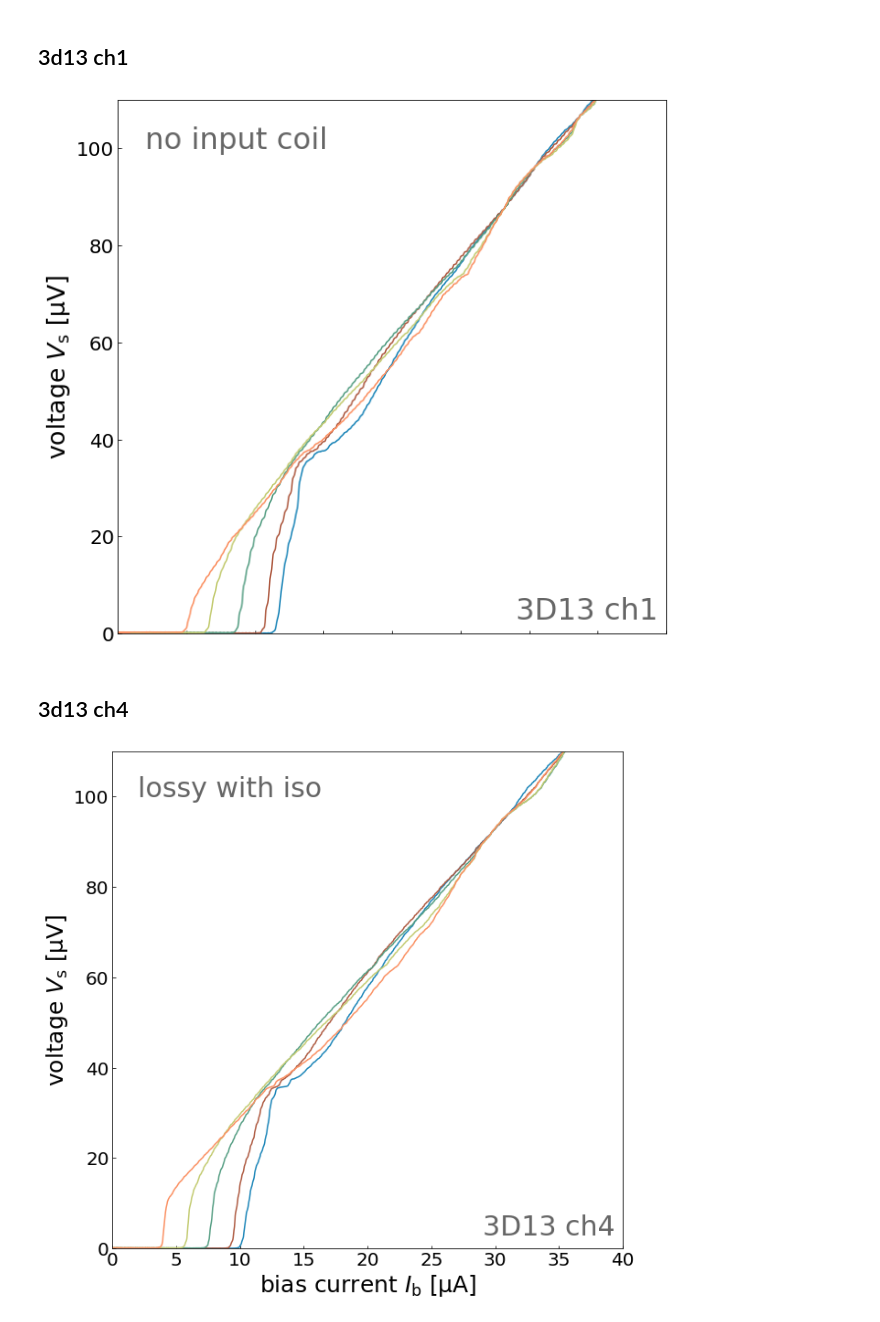
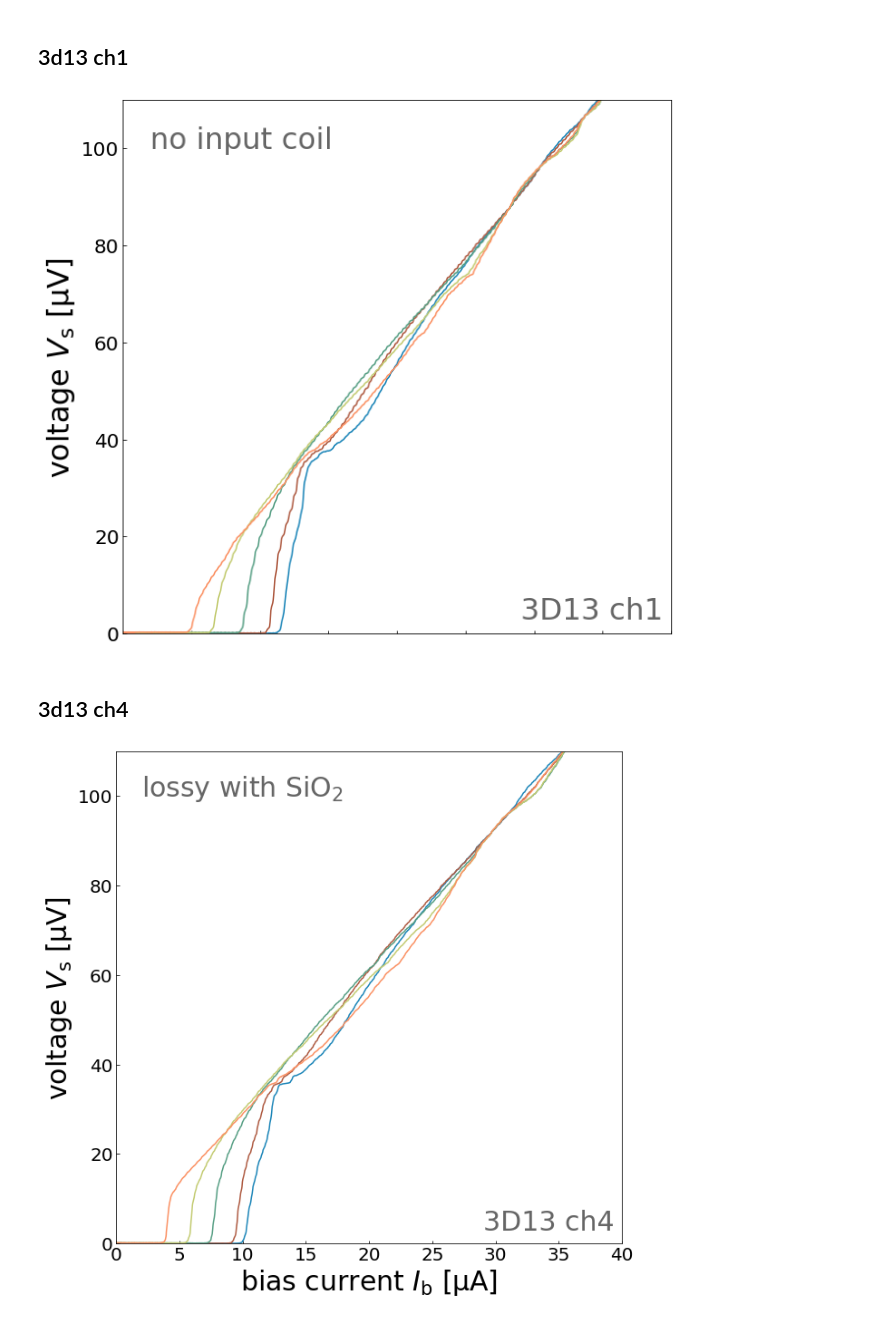
Before and after one commit to nkahne/Master-Thesis, a Jupyter notebook: Figures/all_IV/all_IV_thesis.ipynb, the cells around one changed output. Drawn from its saved outputs; the diff is of its cells as text; code cells hidden in the pictures.

```diff
--- a/Figures/all_IV/all_IV_thesis.ipynb
+++ b/Figures/all_IV/all_IV_thesis.ipynb
@@ -3,8 +3,8 @@ import numpy as np
 import matplotlib.pyplot as plt
 
 plt.rcParams['figure.figsize'] = [10, 10]
-plt.rcParams['legend.fontsize'] = 15
-plt.rcParams['axes.labelsize'] = 25
+plt.rcParams['legend.fontsize'] = 25
+plt.rcParams['axes.labelsize'] = 30
 plt.rcParams['font.size'] = 30
 plt.rcParams['xtick.labelsize'] = 20
 plt.rcParams['ytick.labelsize'] = 20
@@ -349,38 +349,38 @@ plt.text(29,3,'3D13 ch1')
 #plt.legend(frameon=False)
 plt.savefig('IV_' + f'{chip}' + '_ch1.pdf')
 # %% [output]
-[figure, old version]
+[figure, new version]
 # %% [markdown]
 ## 3d13 ch4
 # %%
 ibmax=10.309
 dvmax=29.7
 Mf=40.07
 typ='Liso'
 phi=np.array([8.14, 15.26, 22.39, 28.49, 34.6])
 
 #IV
 
 t, gen, V = np.loadtxt(open('IV_1_' + f'{chip}' + '_ch4.csv').readlines()[:-2], skiprows=4, usecols=(0,1,2), delimiter = ',', unpack=True)
 t2, gen2, V2 = np.loadtxt(open('IV_2_' + f'{chip}' + '_ch4.csv').readlines()[:-2], skiprows=4, usecols=(0,1,2), delimiter = ',', unpack=True)
 t3, gen3, V3 = np.loadtxt(open('IV_3_' + f'{chip}' + '_ch4.csv').readlines()[:-2], skiprows=4, usecols=(0,1,2), delimiter = ',', unpack=True)
 t4, gen4, V4 = np.loadtxt(open('IV_4_' + f'{chip}' + '_ch4.csv').readlines()[:-2], skiprows=4, usecols=(0,1,2), delimiter = ',', unpack=True)
 t5, gen5, V5 = np.loadtxt(open('IV_5_' + f'{chip}' + '_ch4.csv').readlines()[:-2], skiprows=4, usecols=(0,1,2), delimiter = ',', unpack=True)
 
 plt.plot((gen+0.5)*Ib_gen, (V/2)*1000-abs(min((V/2)*1000)), label=r'$\Phi_{\rm s}$ =' + f'{round(phi[0]/Mf, 2)}' + '$\Phi_0$')
 plt.plot((gen2+0.5)*Ib_gen, (V2/2)*1000-abs(min((V2/2)*1000)), label=r'$\Phi_{\rm s}$ =' + f'{round(phi[1]/Mf, 2)}' + '$\Phi_0$')
 plt.plot((gen3+0.5)*Ib_gen, (V3/2)*1000-abs(min((V/2)*1000)), label=r'$\Phi_{\rm s}$ =' + f'{round(phi[2]/Mf, 2)}' + '$\Phi_0$')
 plt.plot((gen4+0.5)*Ib_gen, (V4/2)*1000-abs(min((V/2)*1000)), label=r'$\Phi_{\rm s}$ =' + f'{round(phi[3]/Mf, 2)}' + '$\Phi_0$')
 plt.plot((gen5+0.5)*Ib_gen, (V5/2)*1000-abs(min((V/2)*1000)), label=r'$\Phi_{\rm s}$ =' + f'{round(phi[4]/Mf, 2)}' + '$\Phi_0$')
 
 plt.xlabel(r'bias current $I_{\rm b}$ [µA]')
 plt.ylabel(r'voltage $V_{\rm s}$ [µV]')
 plt.ylim(0,110)
 plt.xlim(0,40)
-plt.text(2,100,'lossy with iso')
+plt.text(2,100,'lossy with $\mathrm{SiO_2}$')
 plt.text(29,3,'3D13 ch4')
 #plt.title('FE (' + f'{typ}' + '): IV (' + f'{chip}' + ' ch4, T=' + f'{temp}' + ' [' + f'{dev}' + '])')
 #plt.legend(frameon=False)
 plt.savefig('IV_' + f'{chip}' + '_ch4.pdf')
 # %% [output]
-[figure, old version]
+[figure, new version]
```
Also changed, not shown: parts of 4 cells of this notebook, 38 other files.
